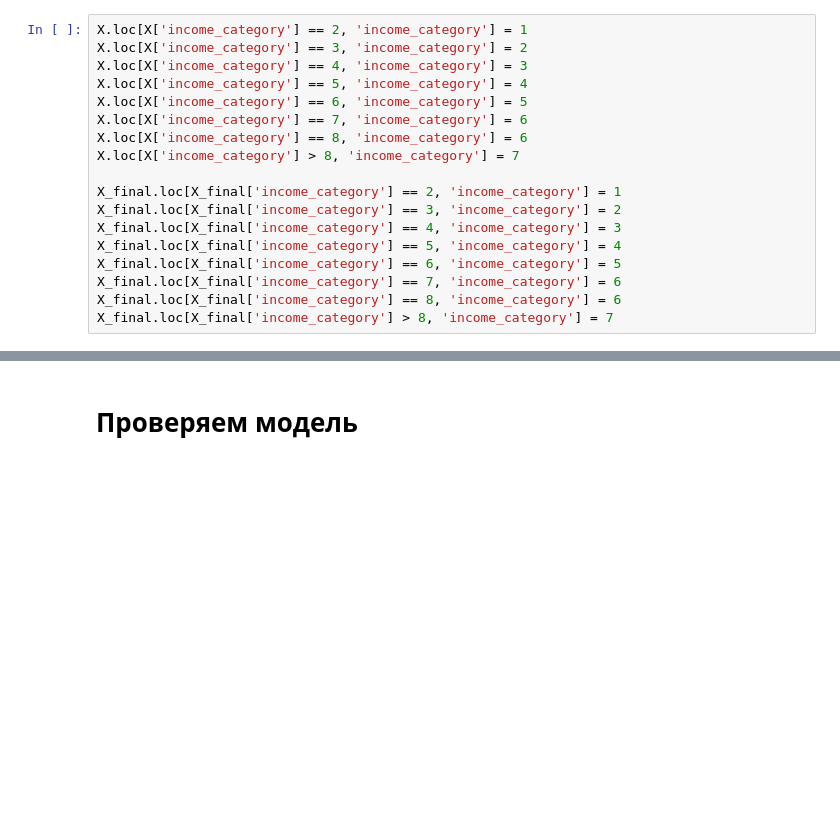
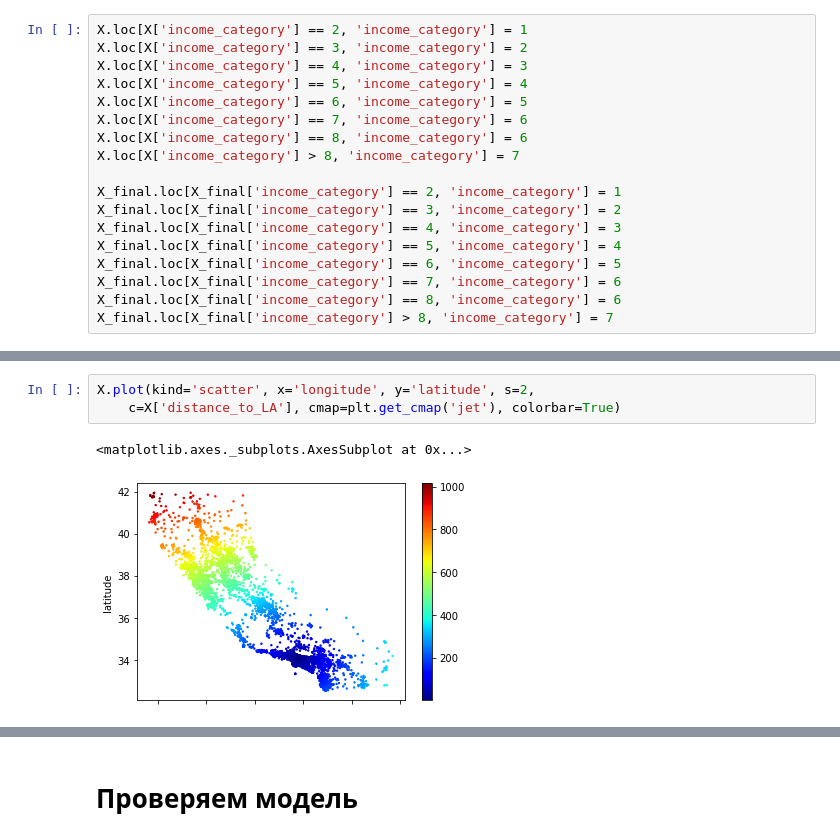
Before and after one commit to Maximrez/ITAcademySamsung, a Jupyter notebook: Predication_house_price.ipynb, the cells around one changed output, grey strips where cells are left out. Cells and saved outputs as stored; diff of their text form; blank space fills up the shorter version.

```diff
--- a/Predication_house_price.ipynb
+++ b/Predication_house_price.ipynb
@@ -437,0 +397,6 @@ income_category             -0.632125         1.000000
+# %%
+X.plot(kind='scatter', x='longitude', y='latitude', s=2,
+    c=X['distance_to_LA'], cmap=plt.get_cmap('jet'), colorbar=True)
+# %% [output]
+<matplotlib.axes._subplots.AxesSubplot at 0x...>
+[figure, added]
```
Also changed, not shown: parts of 25 cells of this notebook.
